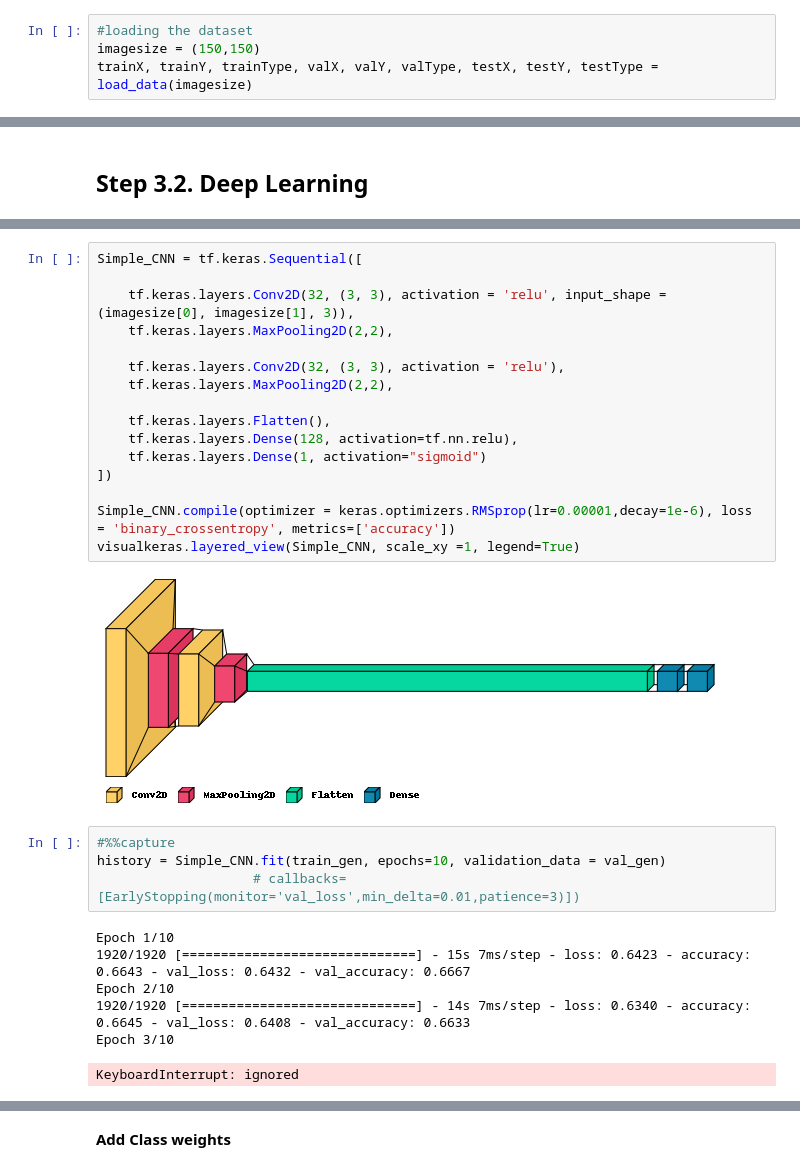
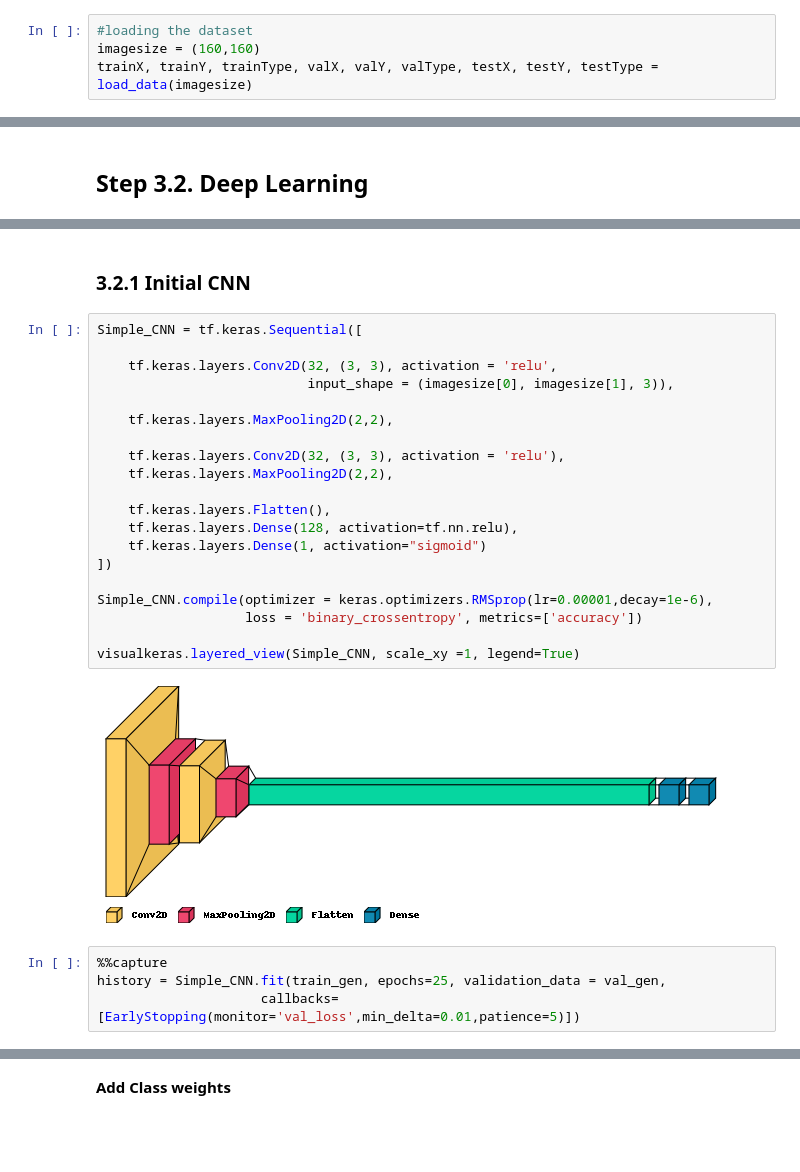
Before and after one commit to dario-x/Deep_Fake_Detection, a Jupyter notebook: main.ipynb, the cells around one changed output, grey strips where cells are left out. Saved outputs shown, nothing was run; the diff lists cells and outputs as text; blank space fills up the shorter version.

```diff
--- a/main.ipynb
+++ b/main.ipynb
@@ -416,7 +436,7 @@ def plot_training(training_data,train,validation):
 #create_data_split_and_directory(train_val_test_split = (0.7, 0.2, 0.1), extract_zip=True)
 # %%
 #loading the dataset
-imagesize = (150,150)
+imagesize = (160,160)
 trainX, trainY, trainType, valX, valY, valType, testX, testY, testType = load_data(imagesize)
 # %%
 #save to pickle file so we can reload the data more quickly
@@ -696,32 +726,31 @@ test_gen = DataGenerator(testX, testY, 5)
+# %% [markdown]
+### 3.2.1 Initial CNN
 # %%
 Simple_CNN = tf.keras.Sequential([
 
-    tf.keras.layers.Conv2D(32, (3, 3), activation = 'relu', input_shape = (imagesize[0], imagesize[1], 3)),
+    tf.keras.layers.Conv2D(32, (3, 3), activation = 'relu',
+                           input_shape = (imagesize[0], imagesize[1], 3)),
+
     tf.keras.layers.MaxPooling2D(2,2),
 
     tf.keras.layers.Conv2D(32, (3, 3), activation = 'relu'),
     tf.keras.layers.MaxPooling2D(2,2),
 
     tf.keras.layers.Flatten(),
     tf.keras.layers.Dense(128, activation=tf.nn.relu),
     tf.keras.layers.Dense(1, activation="sigmoid")
 ])
 
-Simple_CNN.compile(optimizer = keras.optimizers.RMSprop(lr=0.00001,decay=1e-6), loss = 'binary_crossentropy', metrics=['accuracy'])
+Simple_CNN.compile(optimizer = keras.optimizers.RMSprop(lr=0.00001,decay=1e-6),
+                   loss = 'binary_crossentropy', metrics=['accuracy'])
+
 visualkeras.layered_view(Simple_CNN, scale_xy =1, legend=True)
 # %% [output]
-[figure, old version]
+[figure, new version]
 # %%
-#%%capture
-history = Simple_CNN.fit(train_gen, epochs=10, validation_data = val_gen)
-                    # callbacks=[EarlyStopping(monitor='val_loss',min_delta=0.01,patience=3)])
+%%capture
+history = Simple_CNN.fit(train_gen, epochs=25, validation_data = val_gen,
+                     callbacks=[EarlyStopping(monitor='val_loss',min_delta=0.01,patience=5)])
-# %% [output]
-Epoch 1/10
-1920/1920 [==============================] - 15s 7ms/step - loss: 0.6423 - accuracy: 0.6643 - val_loss: 0.6432 - val_accuracy: 0.6667
-Epoch 2/10
-1920/1920 [==============================] - 14s 7ms/step - loss: 0.6340 - accuracy: 0.6645 - val_loss: 0.6408 - val_accuracy: 0.6633
-Epoch 3/10
-KeyboardInterrupt: ignored
 # %%
 plot_training(history, 'accuracy', 'val_accuracy')
 # %% [output]
```
Also changed, not shown: parts of 35 cells of this notebook.
